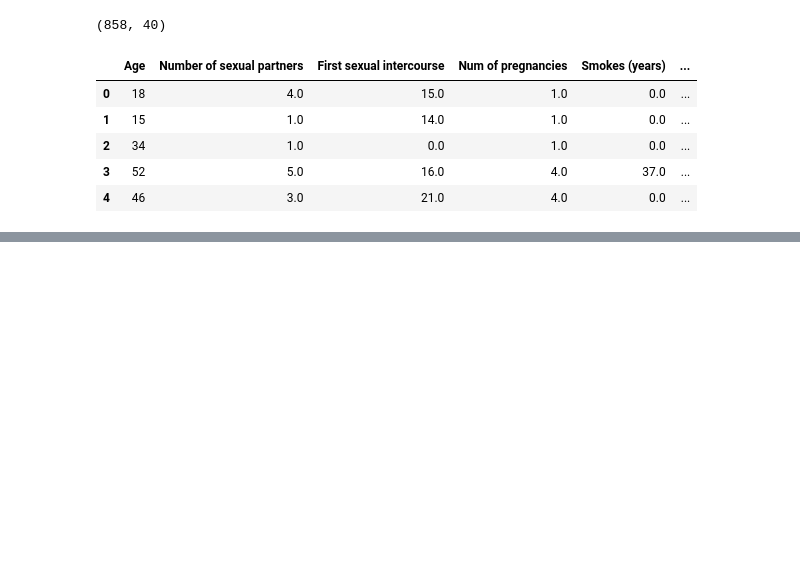
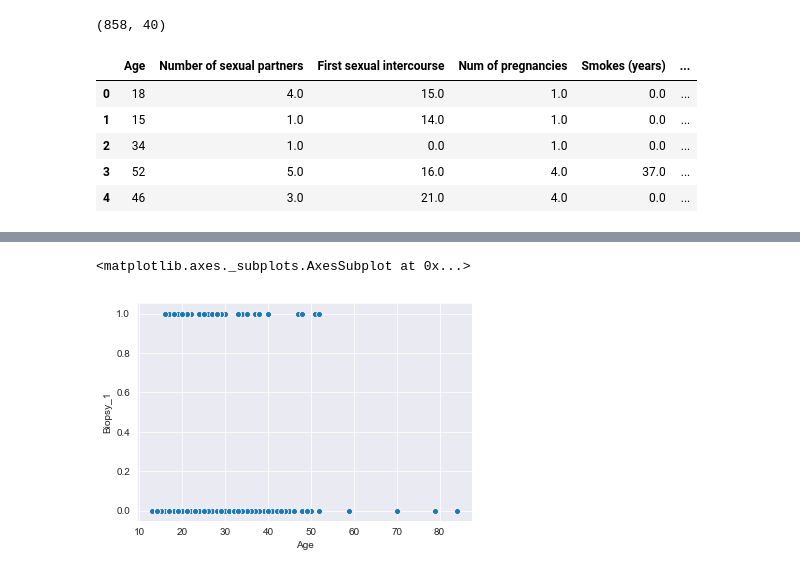
Before and after one commit to AustinKrause/cervical-cancer-classification, a Jupyter notebook: data_cleaning_and_eda.ipynb, the cells around one changed output, grey strips where cells are left out. Saved outputs shown, nothing was run; the diff lists cells and outputs as text; code cells hidden in the pictures; blank space fills up the shorter version.

```diff
--- a/data_cleaning_and_eda.ipynb
+++ b/data_cleaning_and_eda.ipynb
@@ -316,3 +316,8 @@ df.corr()
 | IUD >= 5 Years_1 | 0.186889 | 0.001052 | 0.013172 | 0.100114 | 0.037542 | ... |
 | >= 3 Pregnancies_1 | 0.430253 | 0.090409 | -0.044256 | 0.807734 | 0.127094 | ... |
 | No Sexual Experience_1 | -0.021882 | -0.255245 | -0.094610 | 0.003144 | -0.013345 | ... |
+# %%
+sns.scatterplot(df['Age'], df['Biopsy_1'])
+# %% [output]
+<matplotlib.axes._subplots.AxesSubplot at 0x...>
+[figure, added]
```
Also changed, not shown: parts of 2 cells of this notebook, 1 other file.
